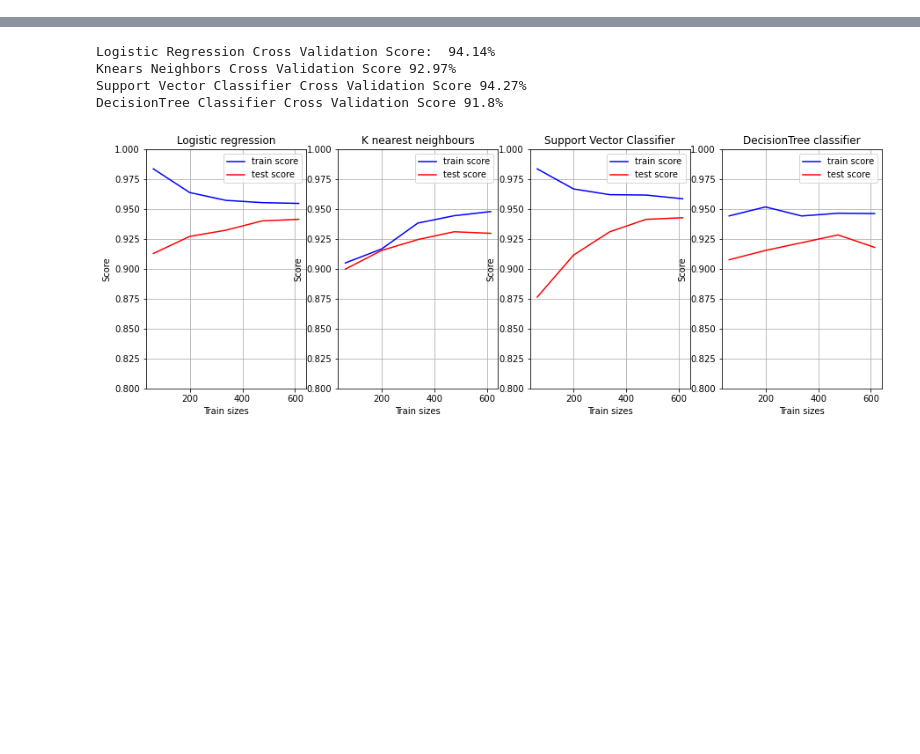
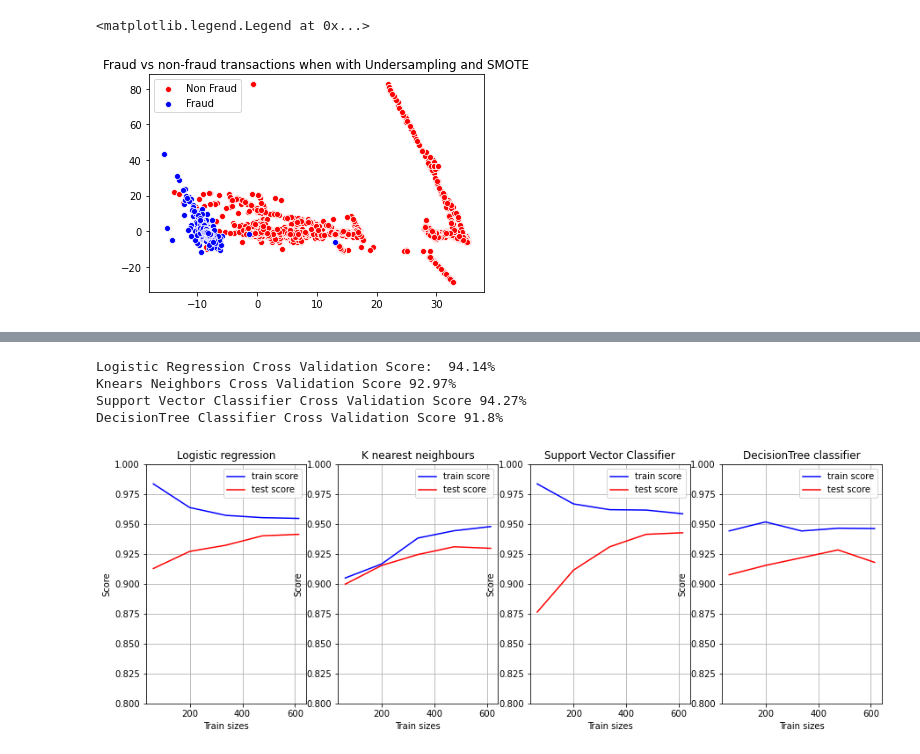
Before and after one commit to Houster/Class-Credit-card-fraud, a Jupyter notebook: Kaggle- Credit card practice.ipynb, the cells around one changed output, grey strips where cells are left out. Saved outputs shown, nothing was run; the diff lists cells and outputs as text; code cells hidden in the pictures; blank space fills up the shorter version.

```diff
--- a/Kaggle- Credit card practice.ipynb
+++ b/Kaggle- Credit card practice.ipynb
@@ -52,0 +162,20 @@ df.drop(["Time","Amount"],axis=1,inplace=True)
+# %%
+from imblearn.over_sampling import SMOTE
+y=target["Class"]
+X=target.drop("Class",axis=1)
+rus = RandomUnderSampler(random_state=42,sampling_strategy=0.1)
+sm = SMOTE(random_state=42)
+
+X_res, y_res = rus.fit_resample(X, y)
+X_res, y_res = sm.fit_resample(X_res, y_res)
+
+mask=y_res==0
+pca=PCA(n_components=2)
+plot_points=pca.fit_transform(X_res)
+sns.scatterplot(x=plot_points[~mask,0],y=plot_points[~mask,1],color="r")
+sns.scatterplot(x=plot_points[mask,0],y=plot_points[mask,1],color="b")
+plt.title("Fraud vs non-fraud transactions when with Undersampling and SMOTE")
+plt.legend(["Non Fraud","Fraud"])
+# %% [output]
+<matplotlib.legend.Legend at 0x...>
+[figure, added]
```
Also changed, not shown: parts of 39 cells of this notebook.
